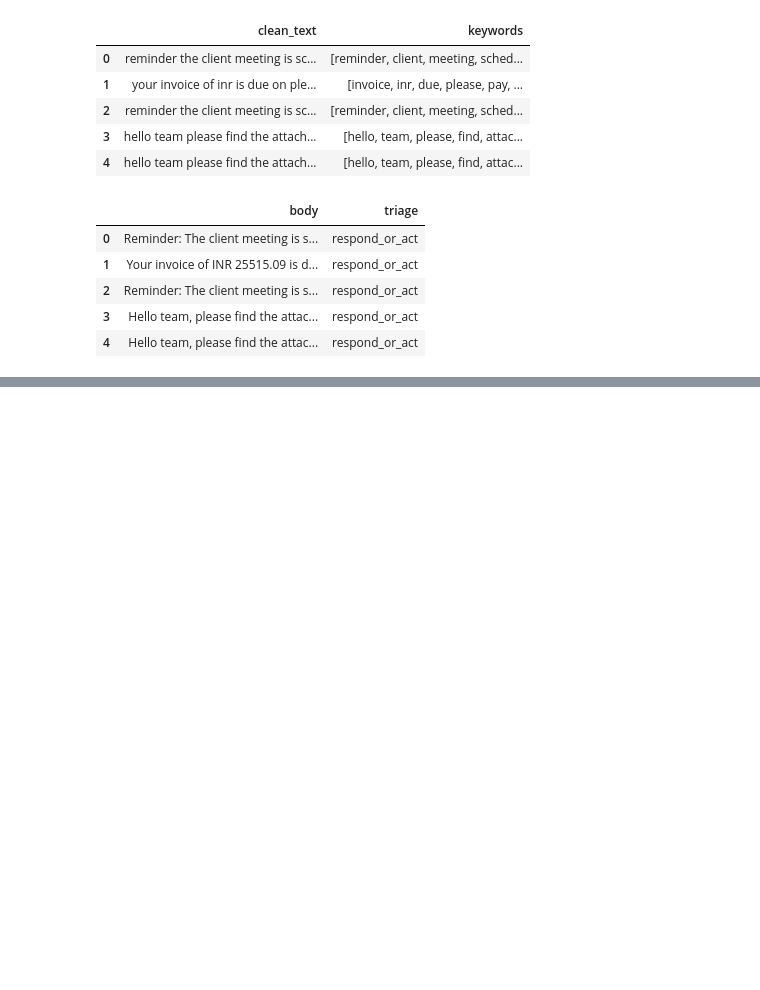
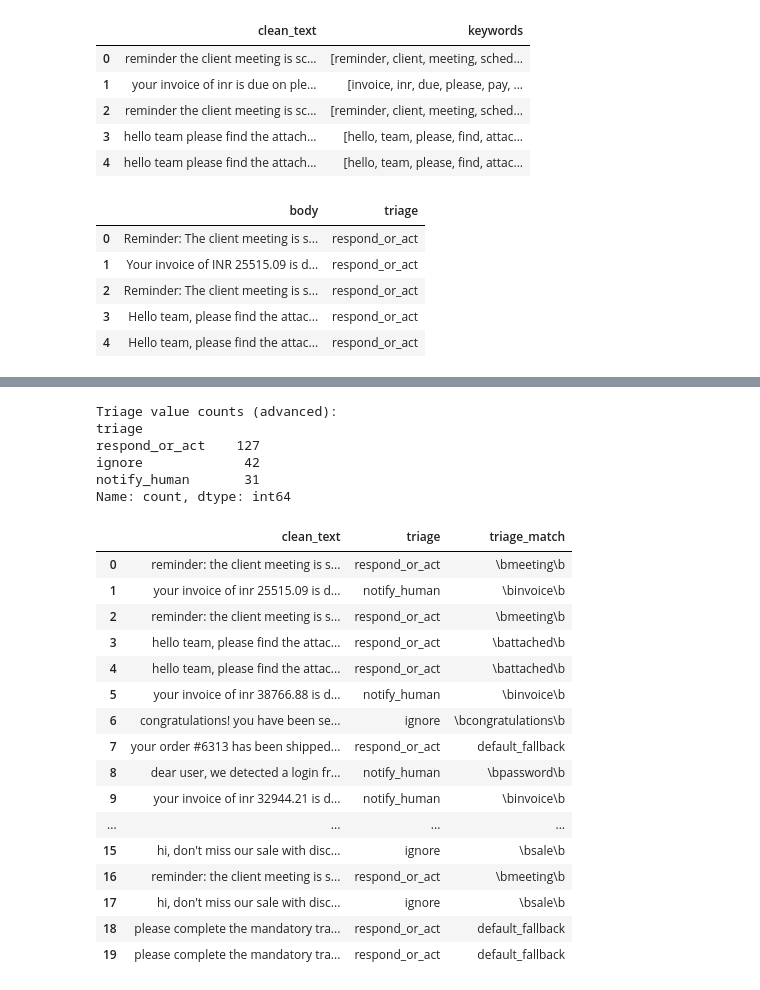
Before and after one commit to springboardmentor74219x/infosys-langgraph-email-assistant-group2, a Jupyter notebook: notebook/milestone1_template.ipynb, the cells around one changed output, grey strips where cells are left out. Cells and saved outputs as stored; diff of their text form; code cells hidden in the pictures; blank space fills up the shorter version.

```diff
--- a/notebook/milestone1_template.ipynb
+++ b/notebook/milestone1_template.ipynb
@@ -116,0 +159,56 @@ df.to_csv("../data/milestone1_output.csv", index=False)
+# %%
+# 3. Debug-friendly triage (regex-based with priority). This returns (label, matched_pattern)
+RULES = {
+    'notify_human': [
+        r'\binvoice\b', r'\bbill\b', r'\bpayment\b', r'\bpassword\b', r'\breset\b',
+        r'\bfraud\b', r'\bchargeback\b', r'\bdispute\b', r'\bdenied\b', r'\boverdue\b'
+    ],
+    'respond_or_act': [
+        r'\bmeeting\b', r'\bschedule\b', r'\bscheduled\b', r'\battached\b', r'\battachment\b',
+        r'\bplease find\b', r'\bplease review\b', r'\baction required\b', r'\burgent\b', r'\basap\b'
+    ],
+    'ignore': [
+        r'\bunsubscribe\b', r'\bpromotion\b', r'\bsale\b', r'\boffer\b', r'\bnewsletter\b',
+        r'\bsurvey\b', r'\bcongratulations\b'
+    ]
+}
+COMPILED = {k:[re.compile(p, flags=re.I) for p in v] for k,v in RULES.items()}
+
+def triage_rule_debug(text):
+    if not isinstance(text, str) or text.strip()=="":
+        return ('ignore','empty_text')
+    for label in ['notify_human','respond_or_act','ignore']:
+        for pat in COMPILED[label]:
+            if pat.search(text):
+                return (label, pat.pattern)
+    return ('respond_or_act','default_fallback')
+
+# apply and store both label and matched pattern
+df[['triage','triage_match']] = df['clean_text'].apply(lambda t: pd.Series(triage_rule_debug(t)))
+print("Triage value counts (advanced):")
+print(df['triage'].value_counts())
+display(df[['clean_text','triage','triage_match']].head(20))
+# %% [output]
+Triage value counts (advanced):
+triage
+respond_or_act    127
+ignore             42
+notify_human       31
+Name: count, dtype: int64
+|  | clean_text | triage | triage_match |
+| 0 | reminder: the client meeting is s... | respond_or_act | \bmeeting\b |
+| 1 | your invoice of inr 25515.09 is d... | notify_human | \binvoice\b |
+| 2 | reminder: the client meeting is s... | respond_or_act | \bmeeting\b |
+| 3 | hello team, please find the attac... | respond_or_act | \battached\b |
+| 4 | hello team, please find the attac... | respond_or_act | \battached\b |
+| 5 | your invoice of inr 38766.88 is d... | notify_human | \binvoice\b |
+| 6 | congratulations! you have been se... | ignore | \bcongratulations\b |
+| 7 | your order #6313 has been shipped... | respond_or_act | default_fallback |
+| 8 | dear user, we detected a login fr... | notify_human | \bpassword\b |
+| 9 | your invoice of inr 32944.21 is d... | notify_human | \binvoice\b |
+| ... | ... | ... | ... |
+| 15 | hi, don't miss our sale with disc... | ignore | \bsale\b |
+| 16 | reminder: the client meeting is s... | respond_or_act | \bmeeting\b |
+| 17 | hi, don't miss our sale with disc... | ignore | \bsale\b |
+| 18 | please complete the mandatory tra... | respond_or_act | default_fallback |
+| 19 | please complete the mandatory tra... | respond_or_act | default_fallback |
```
Also changed, not shown: parts of 4 cells of this notebook.
